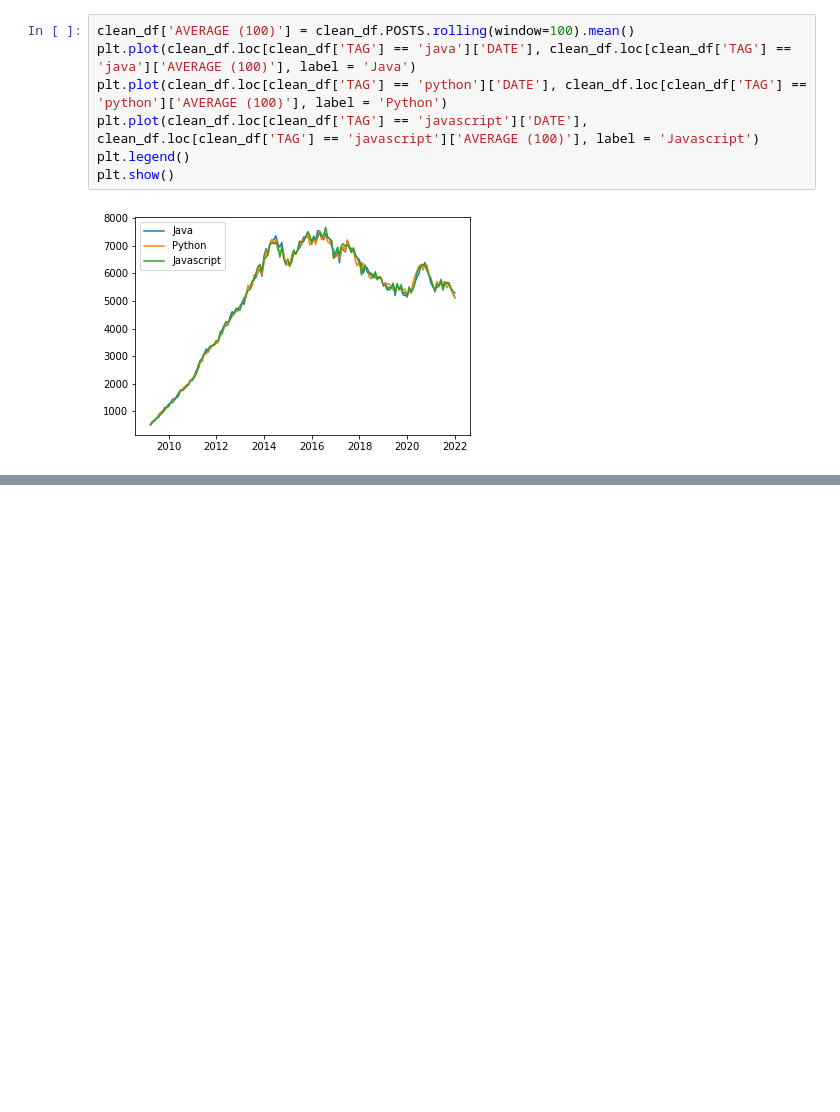
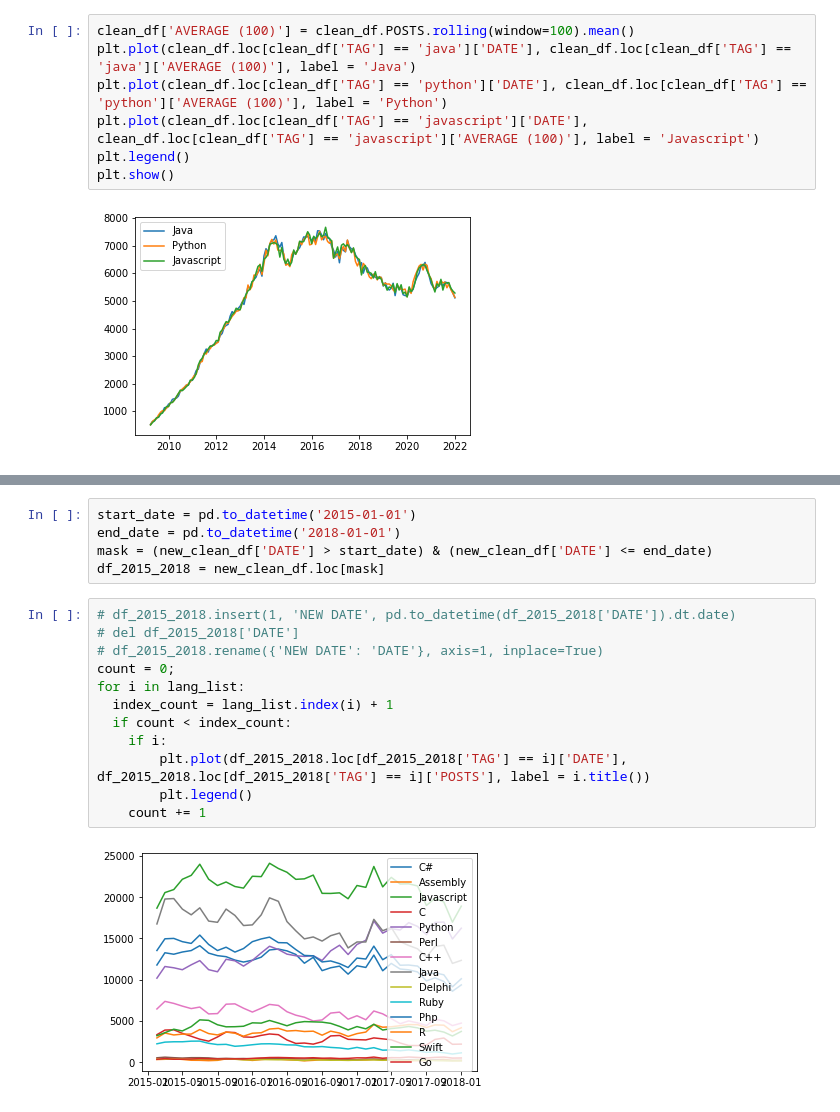
Before and after one commit to aarriitt666/Google-Colab, a Jupyter notebook: Pandas_MatPlotLib-Programming_Languages-completed.ipynb, the cells around one changed output, grey strips where cells are left out. Saved outputs shown, nothing was run; the diff lists cells and outputs as text; blank space fills up the shorter version.

```diff
--- a/Pandas_MatPlotLib-Programming_Languages-completed.ipynb
+++ b/Pandas_MatPlotLib-Programming_Languages-completed.ipynb
@@ -302,0 +324,19 @@ plt.show()
+# %%
+start_date = pd.to_datetime('2015-01-01')
+end_date = pd.to_datetime('2018-01-01')
+mask = (new_clean_df['DATE'] > start_date) & (new_clean_df['DATE'] <= end_date)
+df_2015_2018 = new_clean_df.loc[mask]
+# %%
+# df_2015_2018.insert(1, 'NEW DATE', pd.to_datetime(df_2015_2018['DATE']).dt.date)
+# del df_2015_2018['DATE']
+# df_2015_2018.rename({'NEW DATE': 'DATE'}, axis=1, inplace=True)
+count = 0;
+for i in lang_list:
+  index_count = lang_list.index(i) + 1
+  if count < index_count:
+    if i:
+        plt.plot(df_2015_2018.loc[df_2015_2018['TAG'] == i]['DATE'], df_2015_2018.loc[df_2015_2018['TAG'] == i]['POSTS'], label = i.title())
+        plt.legend()
+    count += 1
+# %% [output]
+[figure, added]
```
Also changed, not shown: parts of 3 cells of this notebook.
